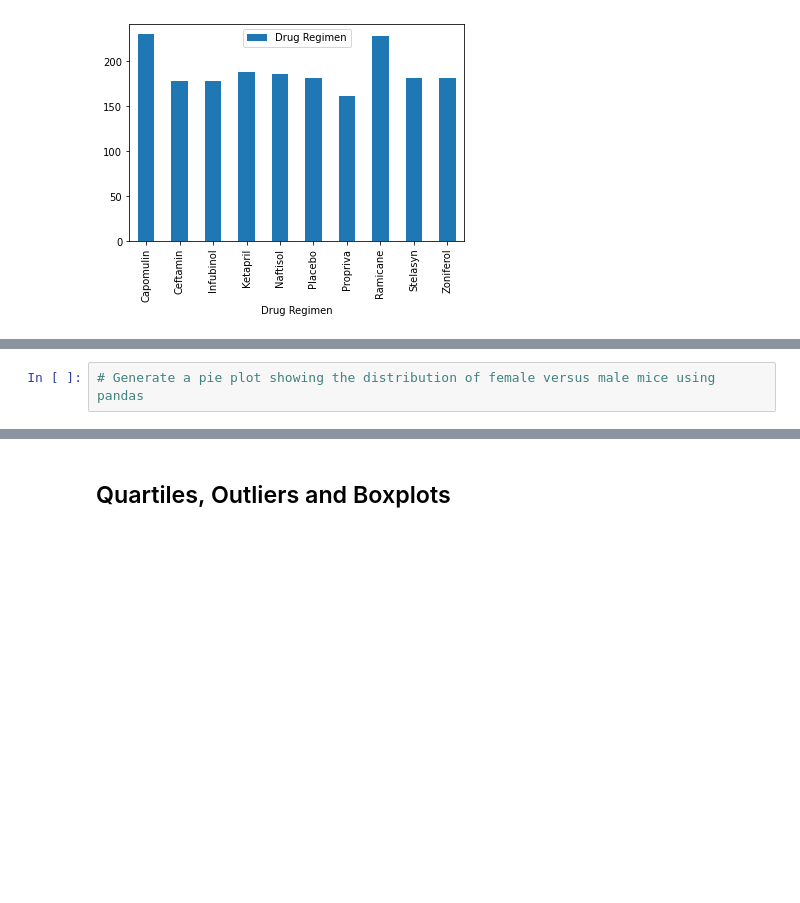
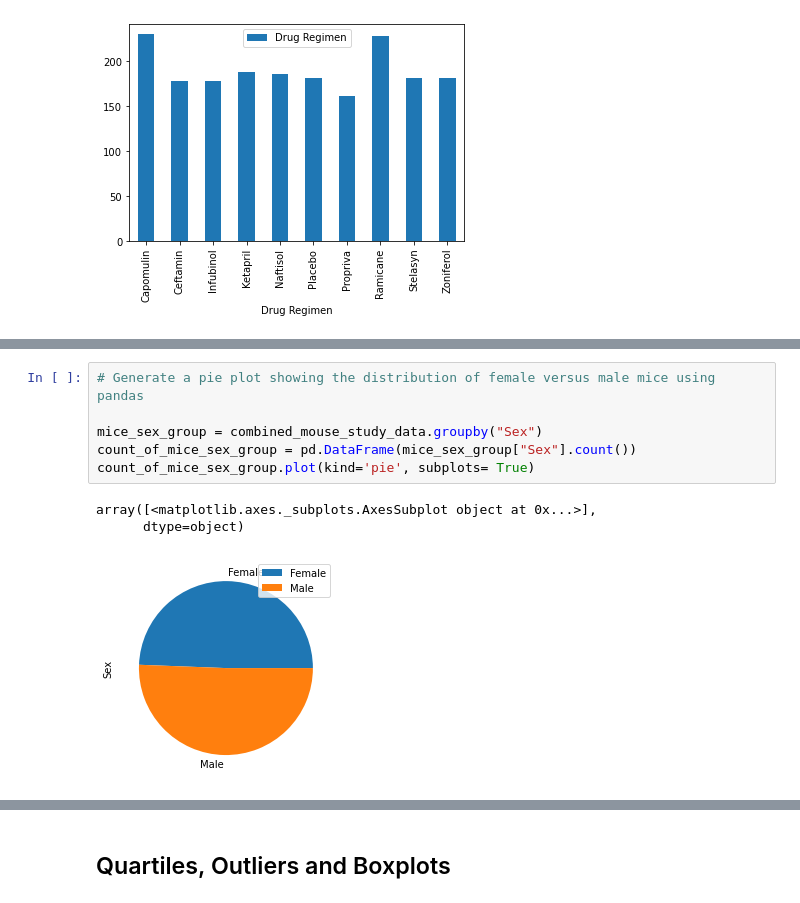
Before and after one commit to markhirsch91/matplotlib-challange, a Jupyter notebook: Pymaceuticals/pymaceuticals_starter.ipynb, the cells around one changed output, grey strips where cells are left out. Saved outputs shown, nothing was run; the diff lists cells and outputs as text; blank space fills up the shorter version.

```diff
--- a/Pymaceuticals/pymaceuticals_starter.ipynb
+++ b/Pymaceuticals/pymaceuticals_starter.ipynb
@@ -160,4 +152,12 @@ count_of_mice_group.plot(kind="bar", facecolor="red")
 # %%
 # Generate a pie plot showing the distribution of female versus male mice using pandas
+
+mice_sex_group = combined_mouse_study_data.groupby("Sex")
+count_of_mice_sex_group = pd.DataFrame(mice_sex_group["Sex"].count())
+count_of_mice_sex_group.plot(kind='pie', subplots= True)
+# %% [output]
+array([<matplotlib.axes._subplots.AxesSubplot object at 0x...>],
+      dtype=object)
+[figure, added]
 # %%
 # Generate a pie plot showing the distribution of female versus male mice using pyplot
```
Also changed, not shown: parts of 7 cells of this notebook.
